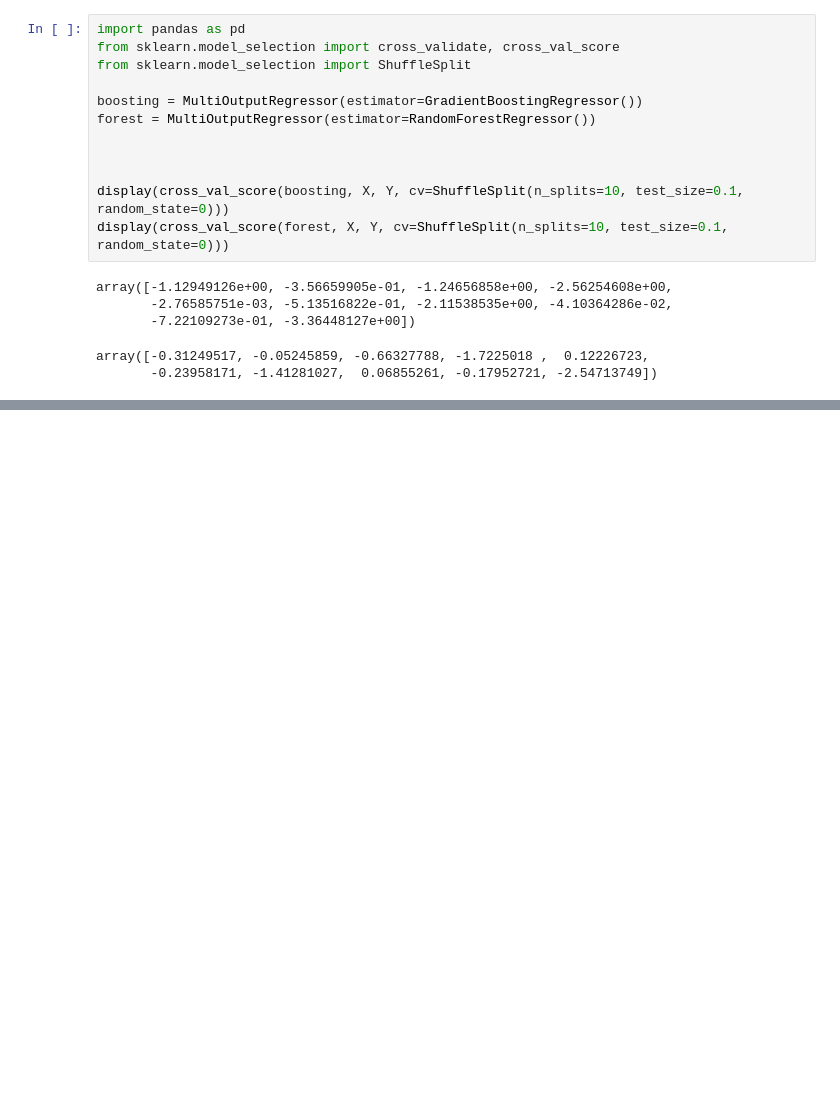
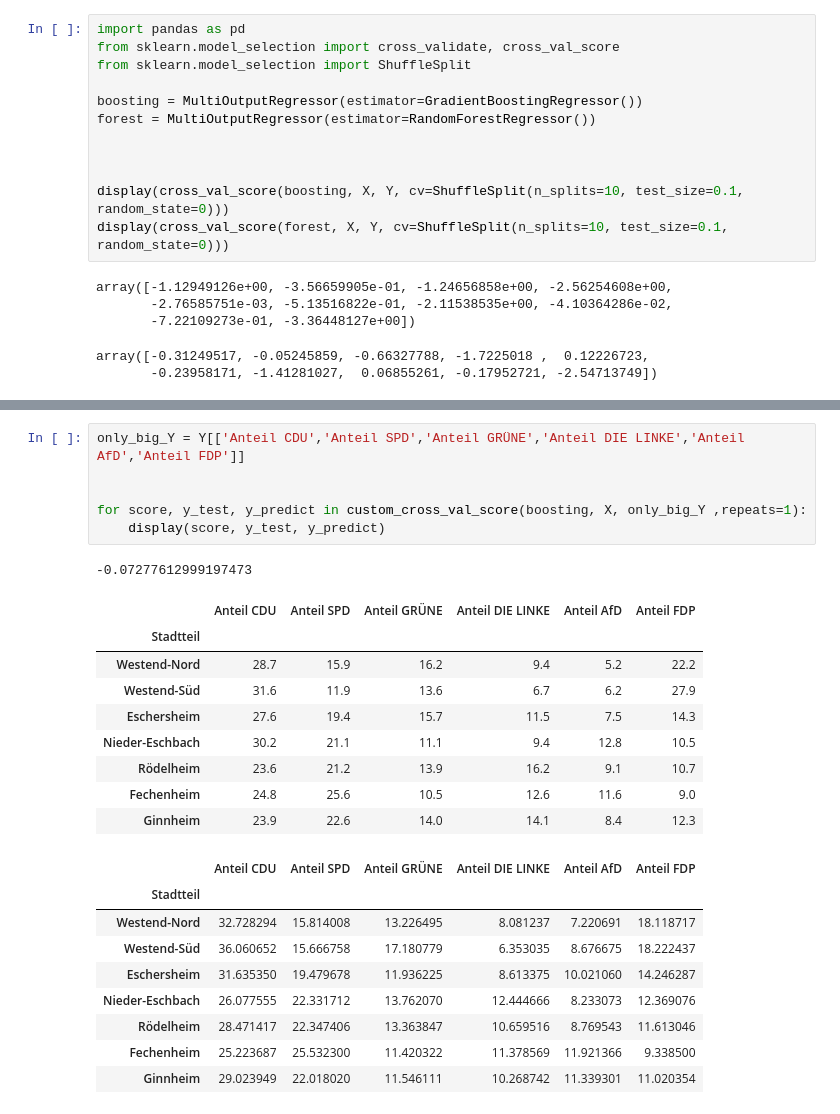
Before and after one commit to 5yntek/DataScienceProject, a Jupyter notebook: project_patrick.ipynb, the cells around one changed output, grey strips where cells are left out. Drawn from its saved outputs; the diff is of its cells as text; blank space fills up the shorter version.

```diff
--- a/project_patrick.ipynb
+++ b/project_patrick.ipynb
@@ -377,3 +377,29 @@ for score, y_test, y_predict in custom_cross_val_score(boosting, X, Y,repeats=1)
 | Rödelheim | 28.471417 | 22.347406 | 13.342646 | 10.716768 | 8.769543 | 11.613046 | 0.409050 | ... |
 | Fechenheim | 25.223687 | 25.532300 | 11.420322 | 11.378569 | 11.854080 | 9.338500 | 0.600331 | ... |
 | Ginnheim | 29.023949 | 21.869966 | 11.546111 | 10.465848 | 11.339301 | 11.020354 | 0.516969 | ... |
+# %%
+only_big_Y = Y[['Anteil CDU','Anteil SPD','Anteil GRÜNE','Anteil DIE LINKE','Anteil AfD','Anteil FDP']]
+
+
+for score, y_test, y_predict in custom_cross_val_score(boosting, X, only_big_Y ,repeats=1):
+    display(score, y_test, y_predict)
+# %% [output]
+-0.07277612999197473
+|  | Anteil CDU | Anteil SPD | Anteil GRÜNE | Anteil DIE LINKE | Anteil AfD | Anteil FDP |
+| Stadtteil |  |  |  |  |  |  |
+| Westend-Nord | 28.7 | 15.9 | 16.2 | 9.4 | 5.2 | 22.2 |
+| Westend-Süd | 31.6 | 11.9 | 13.6 | 6.7 | 6.2 | 27.9 |
+| Eschersheim | 27.6 | 19.4 | 15.7 | 11.5 | 7.5 | 14.3 |
+| Nieder-Eschbach | 30.2 | 21.1 | 11.1 | 9.4 | 12.8 | 10.5 |
+| Rödelheim | 23.6 | 21.2 | 13.9 | 16.2 | 9.1 | 10.7 |
+| Fechenheim | 24.8 | 25.6 | 10.5 | 12.6 | 11.6 | 9.0 |
+| Ginnheim | 23.9 | 22.6 | 14.0 | 14.1 | 8.4 | 12.3 |
+|  | Anteil CDU | Anteil SPD | Anteil GRÜNE | Anteil DIE LINKE | Anteil AfD | Anteil FDP |
+| Stadtteil |  |  |  |  |  |  |
+| Westend-Nord | 32.728294 | 15.814008 | 13.226495 | 8.081237 | 7.220691 | 18.118717 |
+| Westend-Süd | 36.060652 | 15.666758 | 17.180779 | 6.353035 | 8.676675 | 18.222437 |
+| Eschersheim | 31.635350 | 19.479678 | 11.936225 | 8.613375 | 10.021060 | 14.246287 |
+| Nieder-Eschbach | 26.077555 | 22.331712 | 13.762070 | 12.444666 | 8.233073 | 12.369076 |
+| Rödelheim | 28.471417 | 22.347406 | 13.363847 | 10.659516 | 8.769543 | 11.613046 |
+| Fechenheim | 25.223687 | 25.532300 | 11.420322 | 11.378569 | 11.921366 | 9.338500 |
+| Ginnheim | 29.023949 | 22.018020 | 11.546111 | 10.268742 | 11.339301 | 11.020354 |
```
